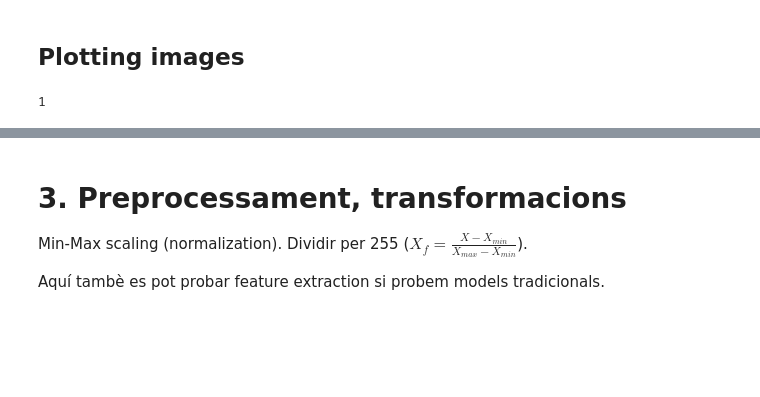
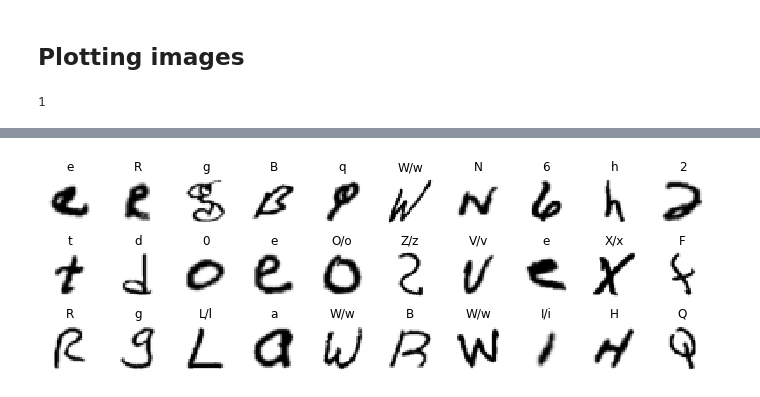
Before and after one commit to cesc1/TFG, a Jupyter notebook: code/emnist_analisis.ipynb, the cells around one changed output, grey strips where cells are left out. Saved outputs shown, nothing was run; the diff lists cells and outputs as text; code cells hidden in the pictures; blank space fills up the shorter version.

```diff
--- a/code/emnist_analisis.ipynb
+++ b/code/emnist_analisis.ipynb
@@ -136,12 +151,15 @@ plot_img_cb(sample_images[4], label_to_letter(61))
 # %%
-def plot_images(images, labels, rows = 5, cols = 5, size_mult = 1.2):
+def plot_img_gray(data, title = "", cmap = "binary", interpolation = "nearest", fontsize = 12):
+    plt.imshow(data, cmap = cmap, interpolation = interpolation)
+    plt.axis("off")
+    plt.title(title, fontsize = fontsize)
+
+def plot_images(images, labels, rows = 5, cols = 5, size_mult = 1.2, tipus = "byclass"):
     plt.figure(figsize = (cols * size_mult, rows * size_mult))
     for row in range(rows):
         for col in range(cols):
             index = cols * row + col
             plt.subplot(rows, cols, index + 1)
-            plt.imshow(images[index], cmap = "binary", interpolation = "nearest")
-            plt.axis("off")
-            plt.title(label_to_letter(labels[index]), fontsize = 12)
+            plot_img_gray(images[index], title = label_to_letter(labels[index], tipus = tipus))
     plt.subplots_adjust(wspace = 0.2, hspace = 0.5)
     plt.show()
@@ -157,6 +166,4 @@ plot_img_cb(sample_images[4], label_to_letter(61))
-# %% [markdown]
-# 3. Preprocessament, transformacions
-
-Min-Max scaling (normalization). Dividir per 255 ($X_f = \frac{X - X_{min}}{X_{max} - X_{min}}$).
-
-Aquí tambè es pot probar feature extraction si probem models tradicionals.
+# %%
+plot_images(X_train[3000:], y_train[3000:], rows = 3, cols = 10, tipus = "balanced")
+# %% [output]
+[figure, added]
```
Also changed, not shown: parts of 19 cells of this notebook, 9 other files.
